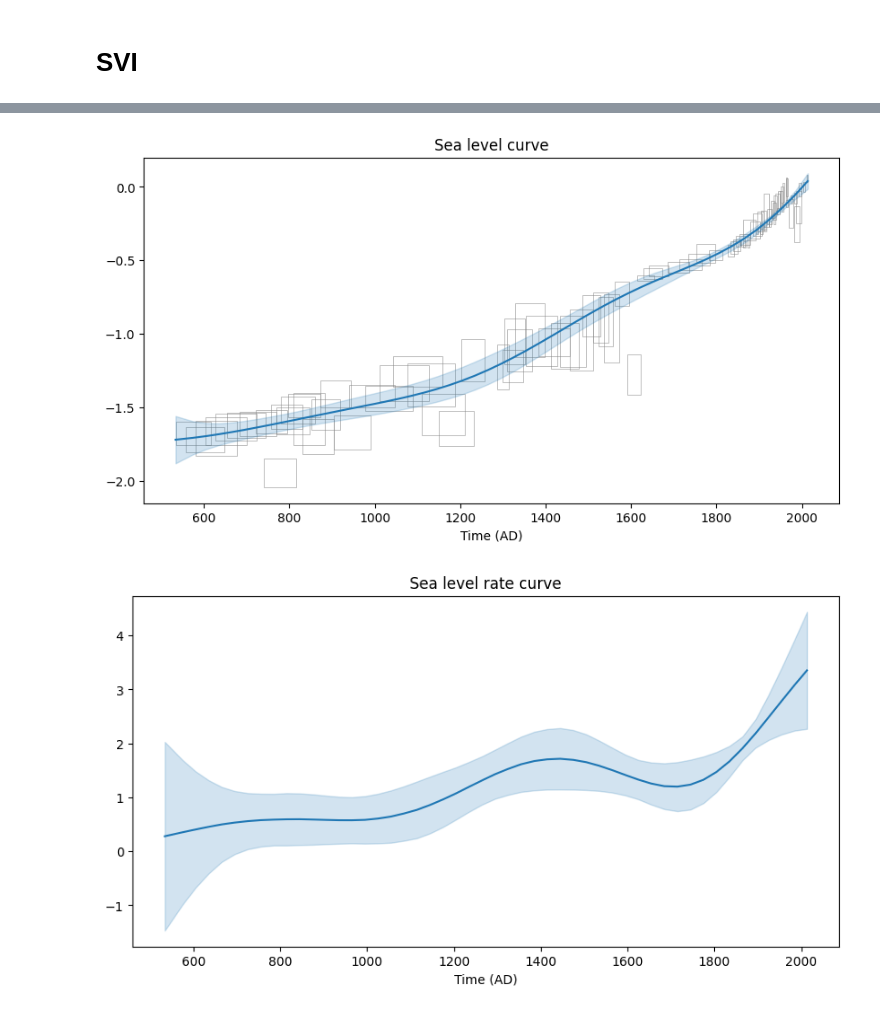
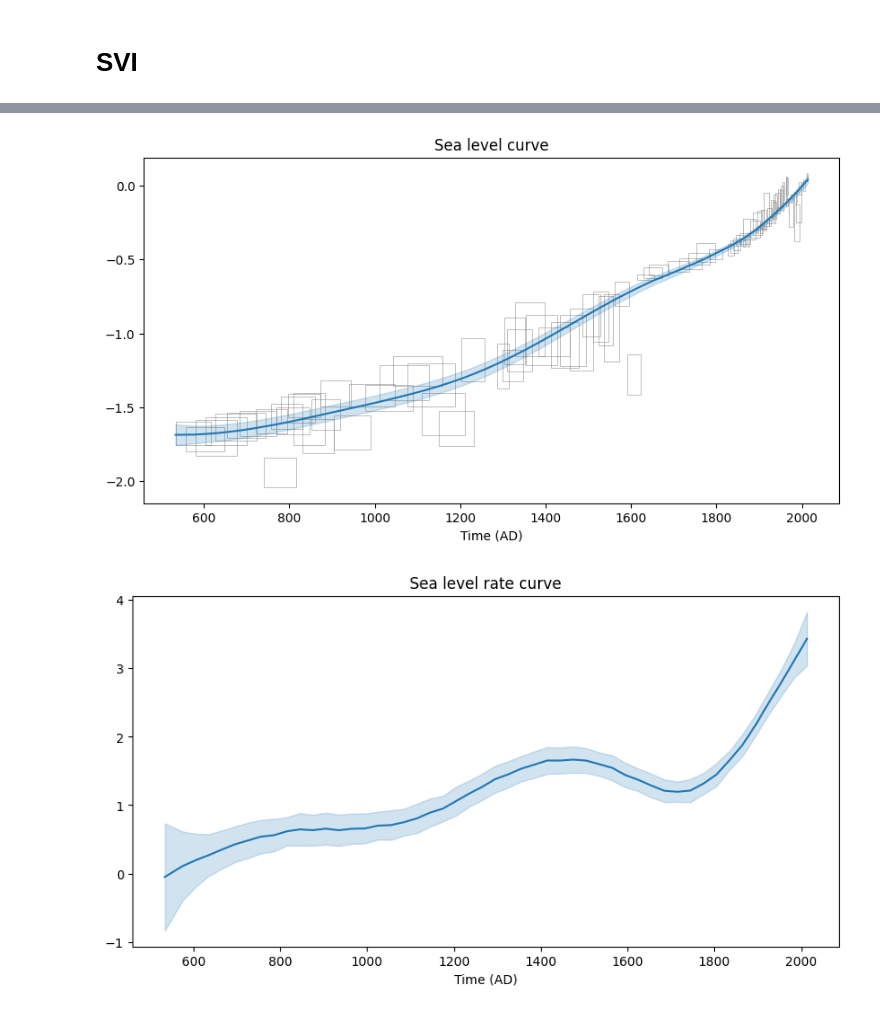
Before and after one commit to RohanGautam/EIV_IGP_jax, a Jupyter notebook: example.ipynb, the cells around one changed output, grey strips where cells are left out. Saved outputs shown, nothing was run; the diff lists cells and outputs as text; code cells hidden in the pictures.

```diff
--- a/example.ipynb
+++ b/example.ipynb
@@ -91,7 +110,7 @@ svi = SVI(igp.eiv_igp, guide, optimizer, loss=Trace_ELBO())
 
 svi_result = svi.run(
     jax.random.PRNGKey(0),
-    num_steps=10_000,
+    num_steps=20_000,
     **eiv_input,
     progress_bar=False,
 )
@@ -103,27 +122,27 @@ plt.yscale("log")
 # %%
 samples_svi = guide.sample_posterior(
     jax.random.PRNGKey(1),
     svi_result.params,
     sample_shape=(1000,),  # Number of samples to draw
 )
 
-derp, intp = igp.get_predictions_on_grid(samples, eiv_input)
+derp, intp = igp.get_predictions_on_grid(samples_svi, eiv_input)
 
 plt.figure(figsize=(10, 5))
 plot_utils.plot_input(df, points=False)
 # plots mean+2sd
 plot_utils.plot_samples(eiv_input, intp)
 plt.title("Sea level curve")
 plt.xlabel("Time (AD)")
 plt.show()
 
 
 # plot derivative curve
 plt.figure(figsize=(10, 5))
 plot_utils.plot_samples(eiv_input, derp)
 plt.title("Sea level rate curve")
 plt.xlabel("Time (AD)")
 plt.show()
 # %% [output]
-[figure, old version]
+[figure, new version]
-[figure, old version]
+[figure, new version]
```
Also changed, not shown: parts of 6 cells of this notebook.
